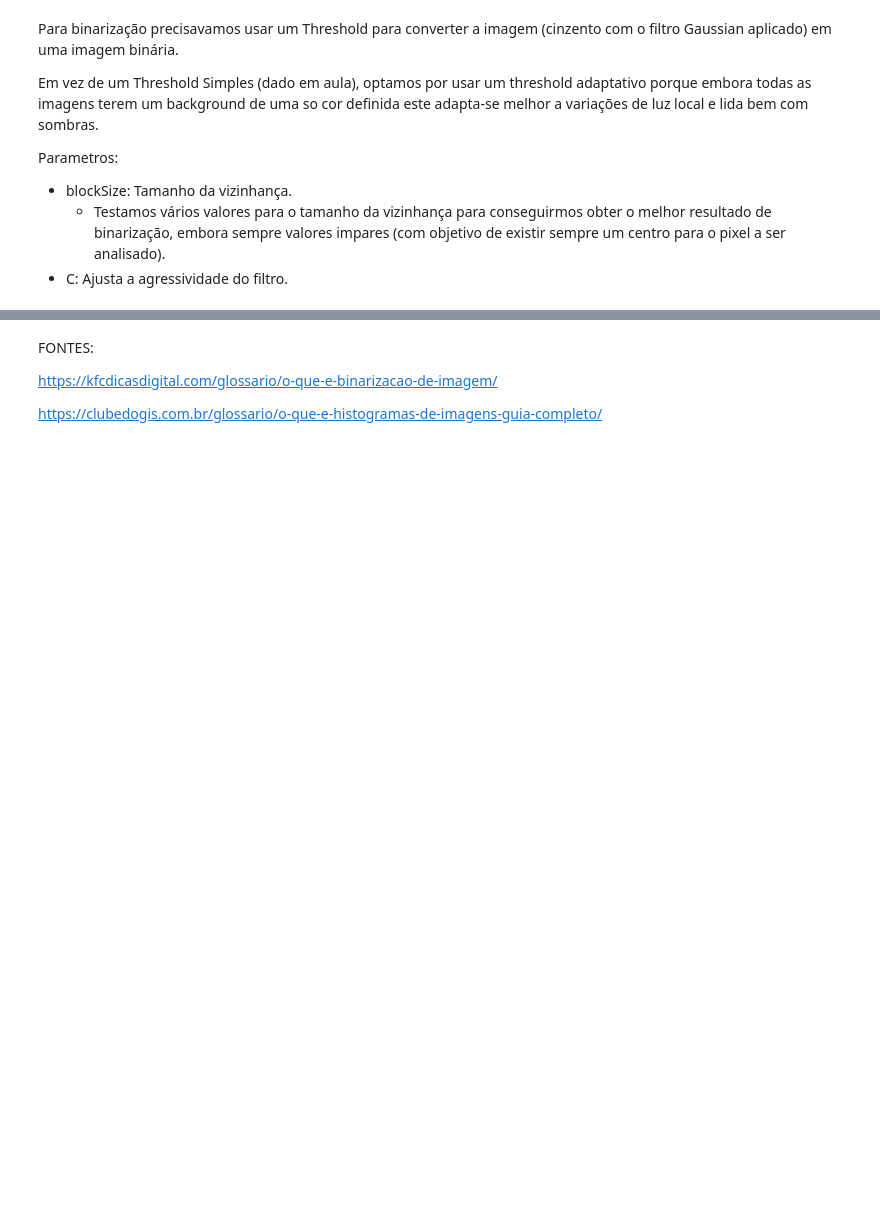
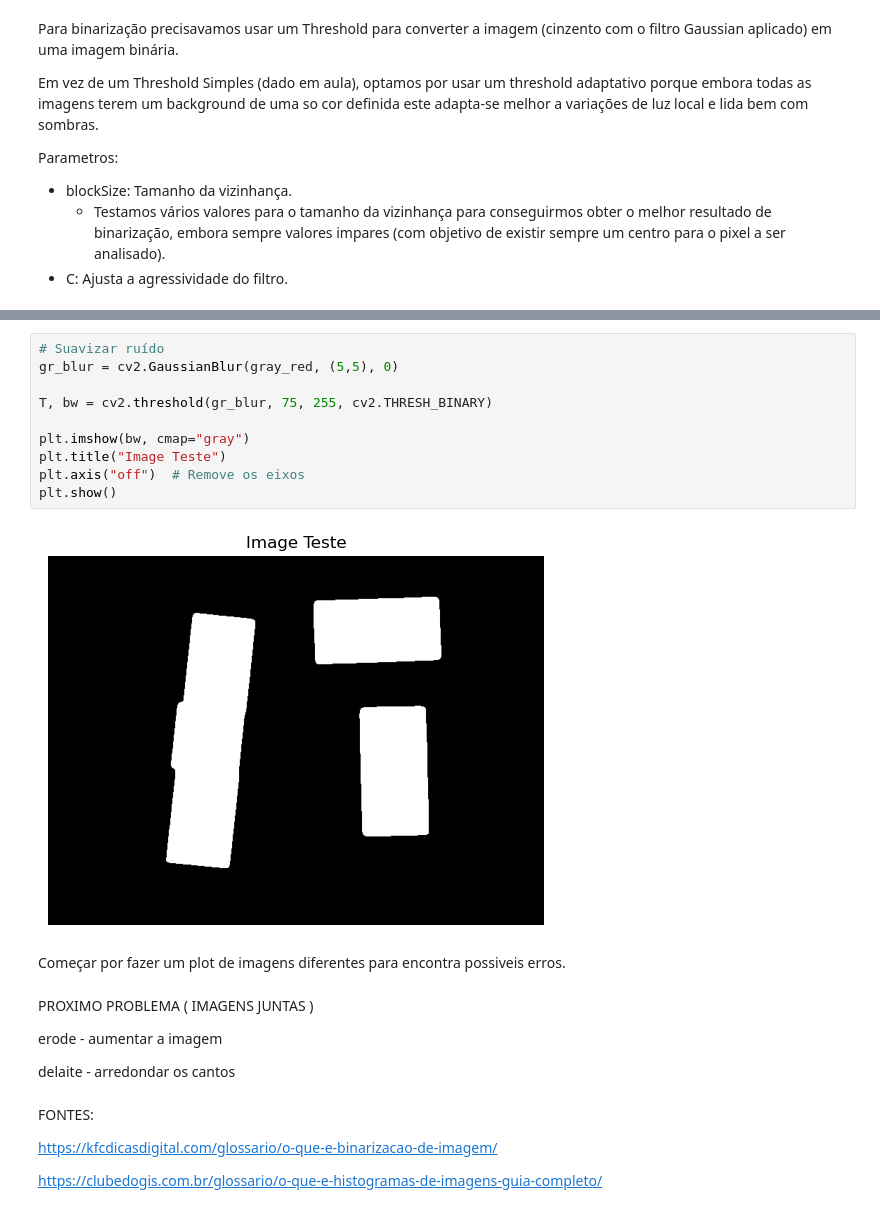
Before and after one commit to miguelac4/piv_tp1, a Jupyter notebook: src/trabalho_pratico1.ipynb, the cells around one changed output, grey strips where cells are left out. Cells and saved outputs as stored; diff of their text form; blank space fills up the shorter version.

```diff
--- a/src/trabalho_pratico1.ipynb
+++ b/src/trabalho_pratico1.ipynb
@@ -149,3 +209,23 @@ plt.show()
+# %%
+# Suavizar ruído
+gr_blur = cv2.GaussianBlur(gray_red, (5,5), 0)
+
+T, bw = cv2.threshold(gr_blur, 75, 255, cv2.THRESH_BINARY)
+
+plt.imshow(bw, cmap="gray")
+plt.title("Image Teste")
+plt.axis("off")  # Remove os eixos
+plt.show()
+# %% [output]
+[figure, added]
+# %% [markdown]
+Começar por fazer um plot de imagens diferentes para encontra possiveis erros.
+# %% [markdown]
+PROXIMO PROBLEMA ( IMAGENS JUNTAS )
+
+erode - aumentar a imagem
+
+delaite - arredondar os cantos
 # %% [markdown]
 FONTES:
 
```
Also changed, not shown: parts of 13 cells of this notebook.
